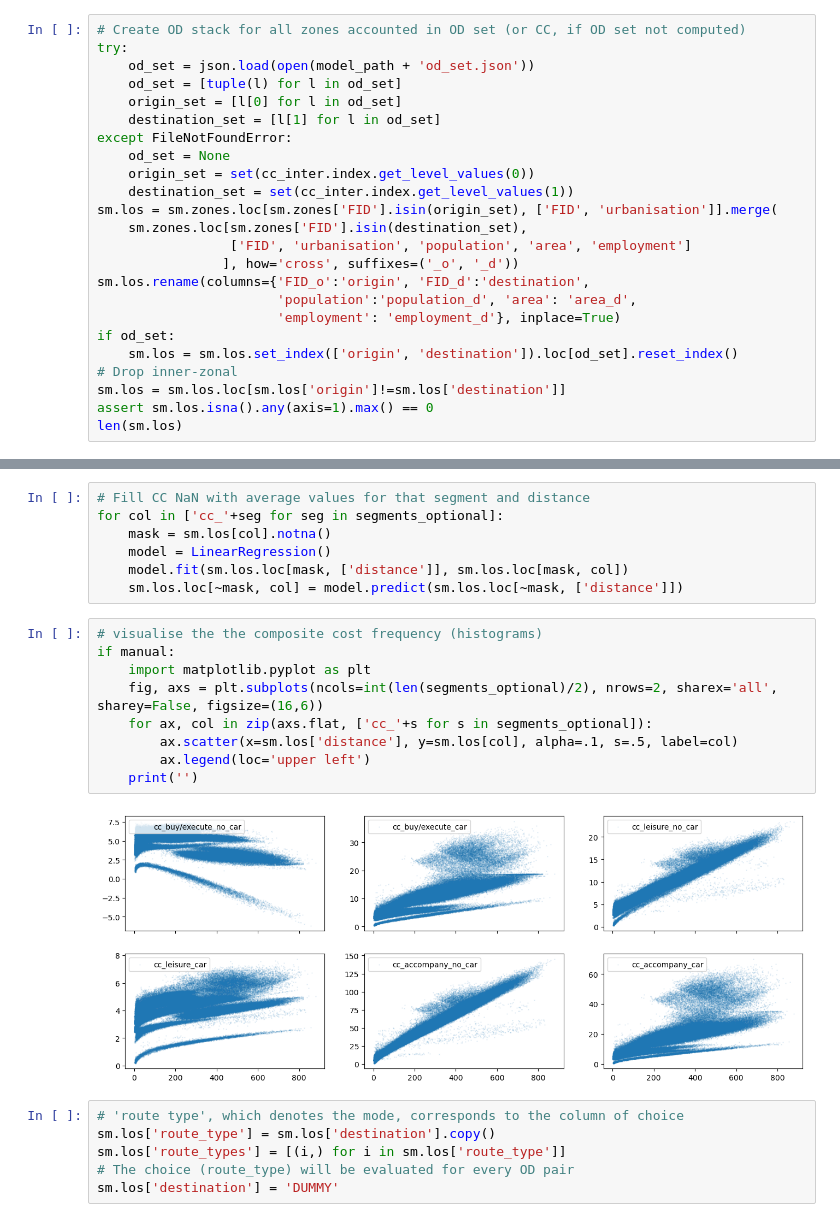
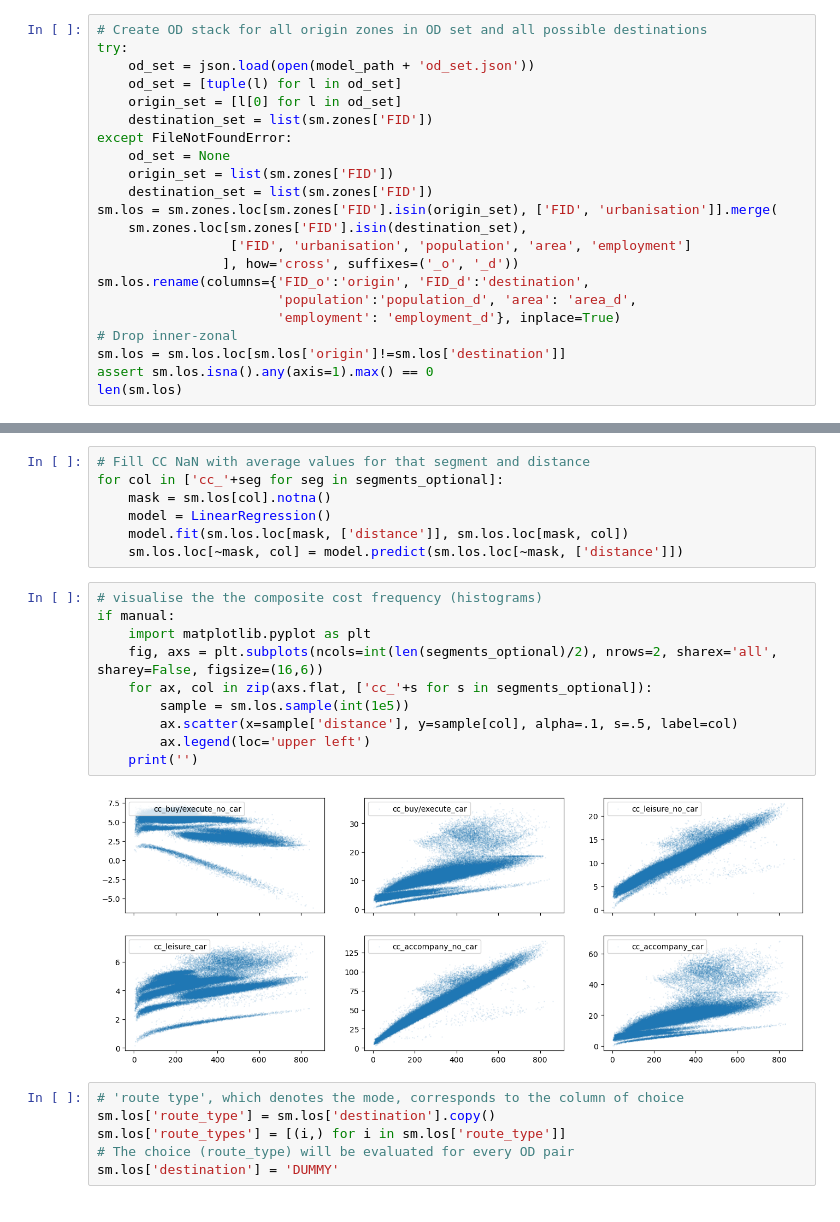
Before and after one commit to marlinarnz/quetzal_germany, a Jupyter notebook: notebooks/model_volumes_choice.ipynb, the cells around one changed output, grey strips where cells are left out. Drawn from its saved outputs; the diff is of its cells as text.

```diff
--- a/notebooks/model_volumes_choice.ipynb
+++ b/notebooks/model_volumes_choice.ipynb
@@ -40,16 +40,16 @@ sm = stepmodel.read_json(model_path + 'de_zones')
 
 Use number of POIs from OSM and generalised composite cost from mode choice for a "Level-of-Service" table for different zones
 # %%
-# Create OD stack for all zones accounted in OD set (or CC, if OD set not computed)
+# Create OD stack for all origin zones in OD set and all possible destinations
 try:
     od_set = json.load(open(model_path + 'od_set.json'))
     od_set = [tuple(l) for l in od_set]
     origin_set = [l[0] for l in od_set]
-    destination_set = [l[1] for l in od_set]
+    destination_set = list(sm.zones['FID'])
 except FileNotFoundError:
     od_set = None
-    origin_set = set(cc_inter.index.get_level_values(0))
-    destination_set = set(cc_inter.index.get_level_values(1))
+    origin_set = list(sm.zones['FID'])
+    destination_set = list(sm.zones['FID'])
 sm.los = sm.zones.loc[sm.zones['FID'].isin(origin_set), ['FID', 'urbanisation']].merge(
     sm.zones.loc[sm.zones['FID'].isin(destination_set),
                  ['FID', 'urbanisation', 'population', 'area', 'employment']
@@ -57,8 +57,6 @@ sm.los = sm.zones.loc[sm.zones['FID'].isin(origin_set), ['FID', 'urbanisation']]
 sm.los.rename(columns={'FID_o':'origin', 'FID_d':'destination',
                        'population':'population_d', 'area': 'area_d',
                        'employment': 'employment_d'}, inplace=True)
-if od_set:
-    sm.los = sm.los.set_index(['origin', 'destination']).loc[od_set].reset_index()
 # Drop inner-zonal
 sm.los = sm.los.loc[sm.los['origin']!=sm.los['destination']]
 assert sm.los.isna().any(axis=1).max() == 0
@@ -111,14 +109,15 @@ for col in ['cc_'+seg for seg in segments_optional]:
 # %%
 # visualise the the composite cost frequency (histograms)
 if manual:
     import matplotlib.pyplot as plt
     fig, axs = plt.subplots(ncols=int(len(segments_optional)/2), nrows=2, sharex='all', sharey=False, figsize=(16,6))
     for ax, col in zip(axs.flat, ['cc_'+s for s in segments_optional]):
-        ax.scatter(x=sm.los['distance'], y=sm.los[col], alpha=.1, s=.5, label=col)
+        sample = sm.los.sample(int(1e5))
+        ax.scatter(x=sample['distance'], y=sample[col], alpha=.1, s=.5, label=col)
         ax.legend(loc='upper left')
     print('')
 # %% [output]
-[figure, old version]
+[figure, new version]
 # %%
 # 'route type', which denotes the mode, corresponds to the column of choice
 sm.los['route_type'] = sm.los['destination'].copy()
```
Also changed, not shown: parts of 7 cells of this notebook.
